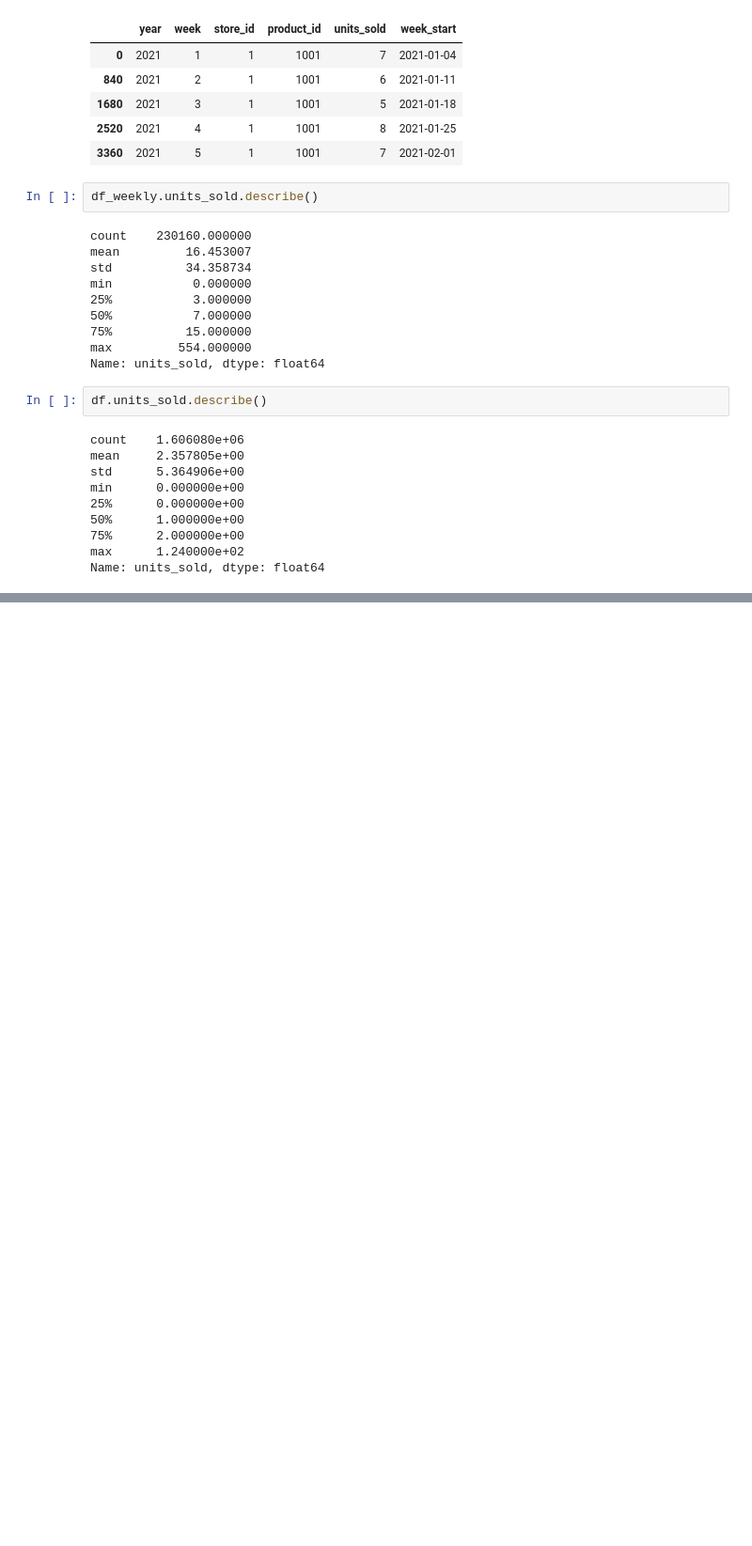
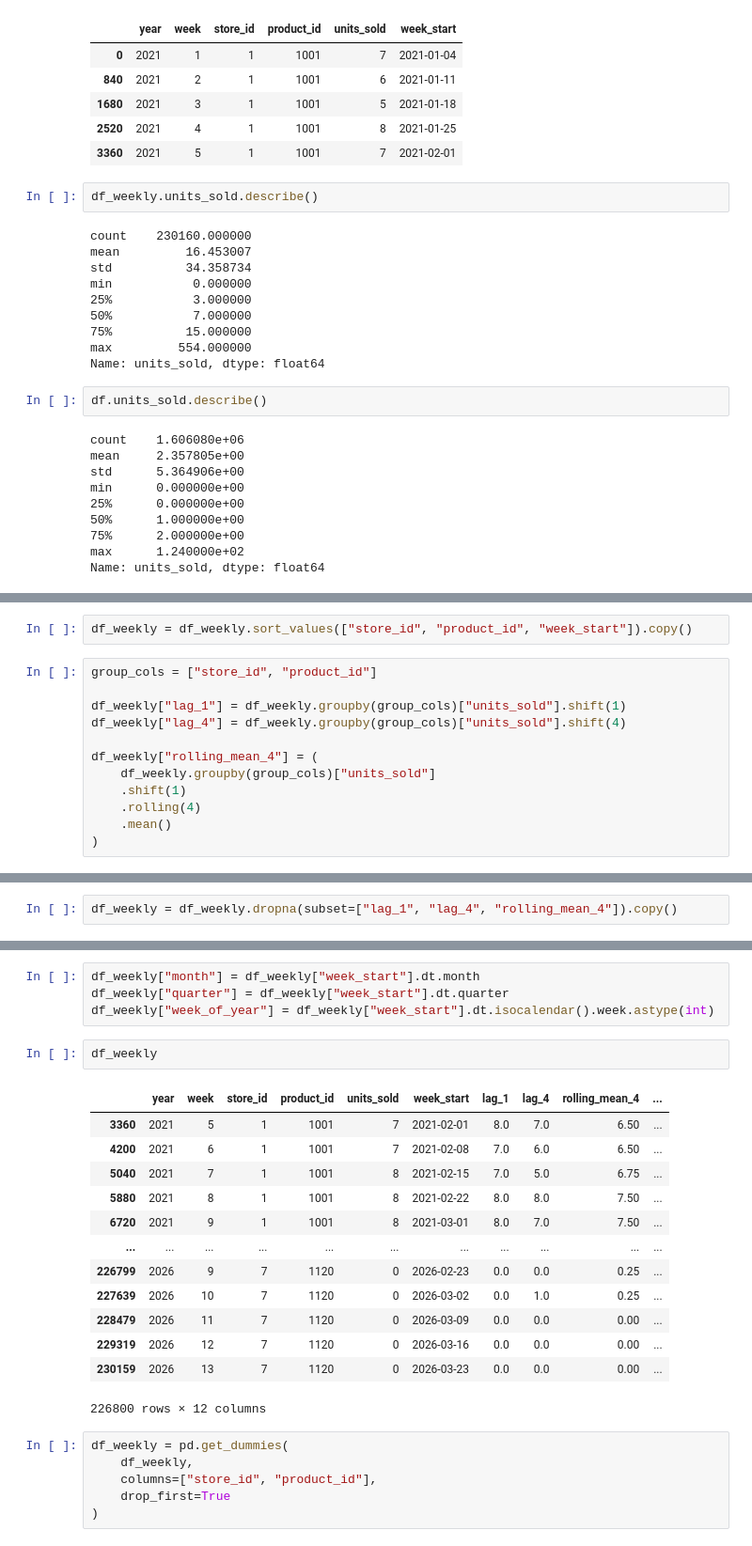
Before and after one commit to SunnyX-AI/ai-powered-sales-forecasting, a Jupyter notebook: notebooks/00_experiments.ipynb, the cells around one changed output, grey strips where cells are left out. Shown at 94% size. Cells and saved outputs as stored; diff of their text form; blank space fills up the shorter version.

```diff
--- a/notebooks/00_experiments.ipynb
+++ b/notebooks/00_experiments.ipynb
@@ -1643,0 +1658,14 @@ Name: units_sold, dtype: float64
+# %%
+df_weekly = df_weekly.sort_values(["store_id", "product_id", "week_start"]).copy()
+# %%
+group_cols = ["store_id", "product_id"]
+
+df_weekly["lag_1"] = df_weekly.groupby(group_cols)["units_sold"].shift(1)
+df_weekly["lag_4"] = df_weekly.groupby(group_cols)["units_sold"].shift(4)
+
+df_weekly["rolling_mean_4"] = (
+    df_weekly.groupby(group_cols)["units_sold"]
+    .shift(1)
+    .rolling(4)
+    .mean()
+)
@@ -1643,0 +1688,2 @@ Name: units_sold, dtype: float64
+# %%
+df_weekly = df_weekly.dropna(subset=["lag_1", "lag_4", "rolling_mean_4"]).copy()
@@ -1643,0 +1706,26 @@ Name: units_sold, dtype: float64
+# %%
+df_weekly["month"] = df_weekly["week_start"].dt.month
+df_weekly["quarter"] = df_weekly["week_start"].dt.quarter
+df_weekly["week_of_year"] = df_weekly["week_start"].dt.isocalendar().week.astype(int)
+# %%
+df_weekly
+# %% [output]
+|  | year | week | store_id | product_id | units_sold | week_start | lag_1 | lag_4 | rolling_mean_4 | ... |
+| 3360 | 2021 | 5 | 1 | 1001 | 7 | 2021-02-01 | 8.0 | 7.0 | 6.50 | ... |
+| 4200 | 2021 | 6 | 1 | 1001 | 7 | 2021-02-08 | 7.0 | 6.0 | 6.50 | ... |
+| 5040 | 2021 | 7 | 1 | 1001 | 8 | 2021-02-15 | 7.0 | 5.0 | 6.75 | ... |
+| 5880 | 2021 | 8 | 1 | 1001 | 8 | 2021-02-22 | 8.0 | 8.0 | 7.50 | ... |
+| 6720 | 2021 | 9 | 1 | 1001 | 8 | 2021-03-01 | 8.0 | 7.0 | 7.50 | ... |
+| ... | ... | ... | ... | ... | ... | ... | ... | ... | ... | ... |
+| 226799 | 2026 | 9 | 7 | 1120 | 0 | 2026-02-23 | 0.0 | 0.0 | 0.25 | ... |
+| 227639 | 2026 | 10 | 7 | 1120 | 0 | 2026-03-02 | 0.0 | 1.0 | 0.25 | ... |
+| 228479 | 2026 | 11 | 7 | 1120 | 0 | 2026-03-09 | 0.0 | 0.0 | 0.00 | ... |
+| 229319 | 2026 | 12 | 7 | 1120 | 0 | 2026-03-16 | 0.0 | 0.0 | 0.00 | ... |
+| 230159 | 2026 | 13 | 7 | 1120 | 0 | 2026-03-23 | 0.0 | 0.0 | 0.00 | ... |
+226800 rows × 12 columns
+# %%
+df_weekly = pd.get_dummies(
+    df_weekly,
+    columns=["store_id", "product_id"],
+    drop_first=True
+)
```
Also changed, not shown: parts of 9 cells of this notebook.
